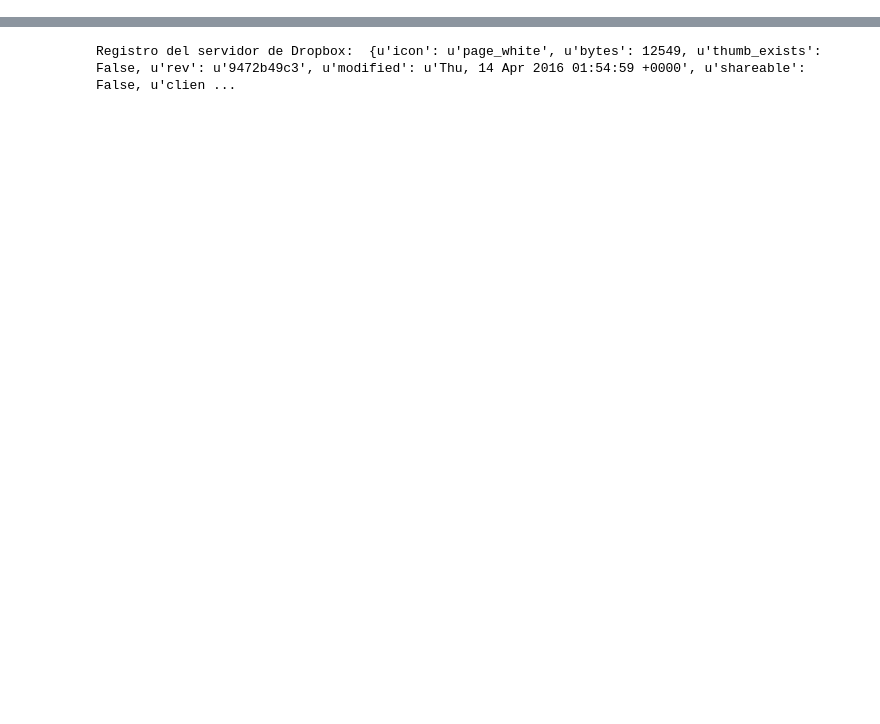
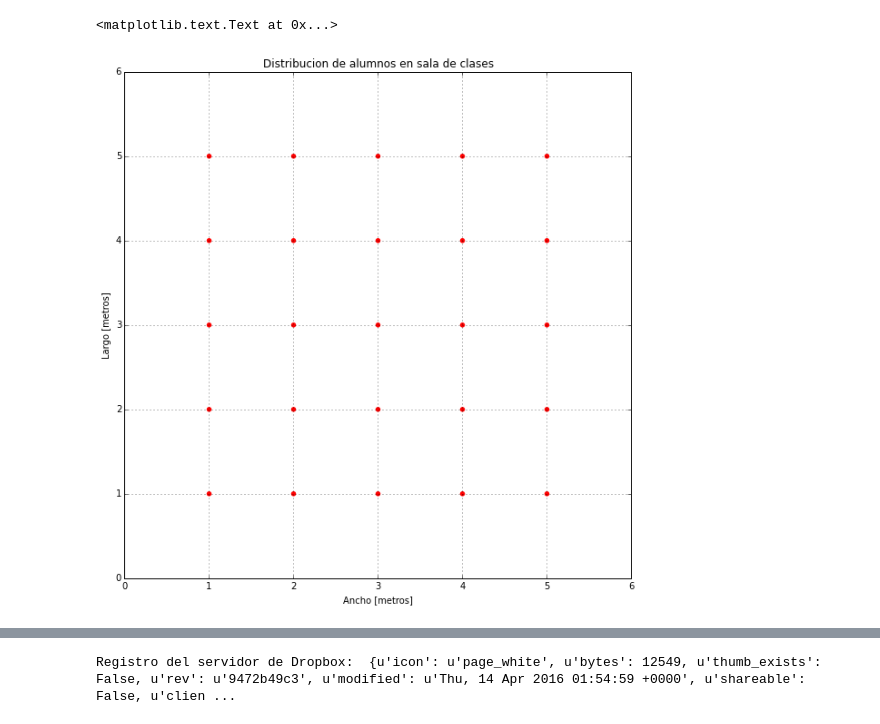
Before and after one commit to rpmunoz/PentaUC, a Jupyter notebook: Astronomia era informacion/Taller 4 - Evaluacion 1.ipynb, the cells around one changed output, grey strips where cells are left out. Drawn from its saved outputs; the diff is of its cells as text; code cells hidden in the pictures; blank space fills up the shorter version.

```diff
--- a/Astronomia era informacion/Taller 4 - Evaluacion 1.ipynb
+++ b/Astronomia era informacion/Taller 4 - Evaluacion 1.ipynb
@@ -10,0 +25,16 @@ plt.scatter(np.arange(1,10,0.1), np.sin(np.arange(1,10,0.1)))
+# %%
+data_url="https://raw.githubusercontent.com/rpmunoz/PentaUC/master/Astronomia%20era%20informacion/data/sala_de_clases.csv"
+data=pd.read_csv(data_url, sep=',', comment='#', header=0)
+fig = plt.figure(figsize=(10,10))
+ax = fig.add_subplot(111)
+
+plt.xlim(0,6)
+plt.ylim(0,6)
+plt.xlabel('Ancho [metros]')
+plt.ylabel('Largo [metros]')
+plt.scatter(data['x'],data['y'], s=30, facecolor='red', edgecolor='None')
+plt.grid()
+plt.title('Distribucion de alumnos en sala de clases')
+# %% [output]
+<matplotlib.text.Text at 0x...>
+[figure, added]
```
Also changed, not shown: parts of 8 cells of this notebook, 1 other file.
